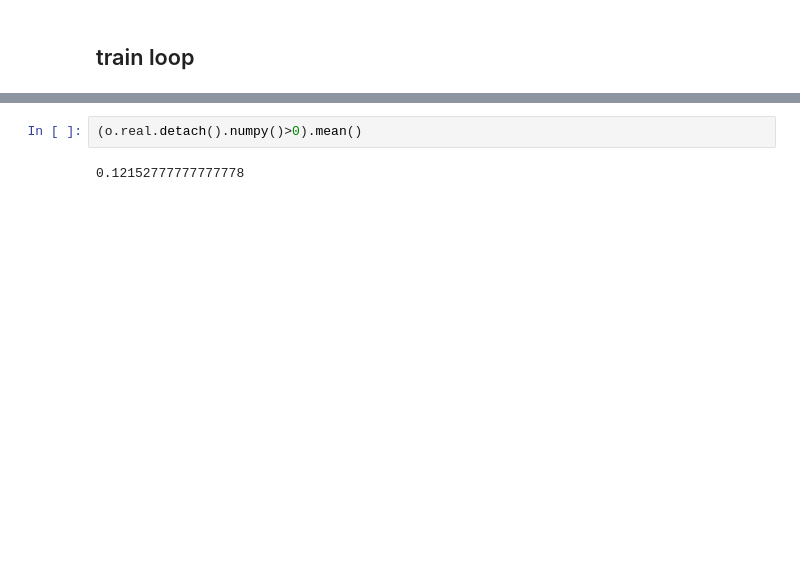
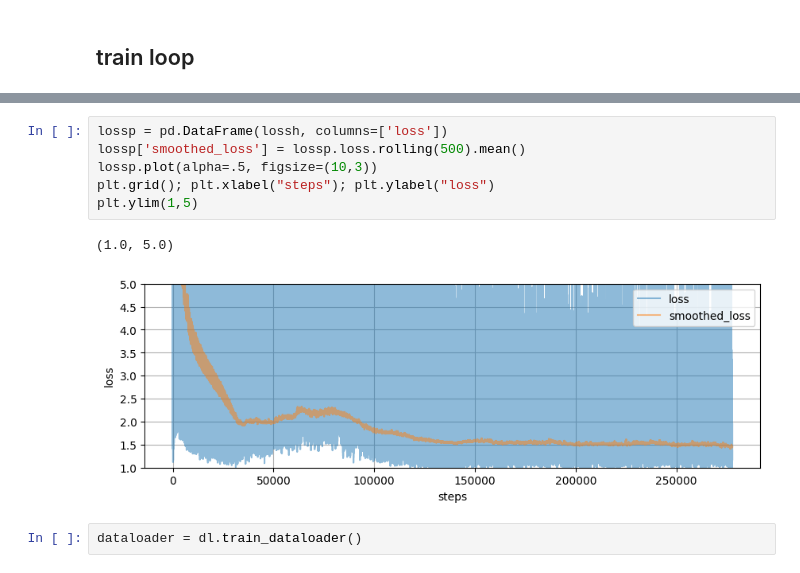
Before and after one commit to aalgo/sar-recovery, a Jupyter notebook: notebooks/12 - scatter to avg coherence.ipynb, the cells around one changed output, grey strips where cells are left out. Cells and saved outputs as stored; diff of their text form; blank space fills up the shorter version.

```diff
--- a/notebooks/12 - scatter to avg coherence.ipynb
+++ b/notebooks/12 - scatter to avg coherence.ipynb
@@ -186,4 +190,11 @@ plt.hist(_o, bins=100);
+# %%
+lossp = pd.DataFrame(lossh, columns=['loss'])
+lossp['smoothed_loss'] = lossp.loss.rolling(500).mean()
+lossp.plot(alpha=.5, figsize=(10,3))
+plt.grid(); plt.xlabel("steps"); plt.ylabel("loss")
+plt.ylim(1,5)
+# %% [output]
+(1.0, 5.0)
+[figure, added]
 # %%
-(o.real.detach().numpy()>0).mean()
+dataloader = dl.train_dataloader()
-# %% [output]
-0.12152777777777778
```
Also changed, not shown: parts of 19 cells of this notebook.
